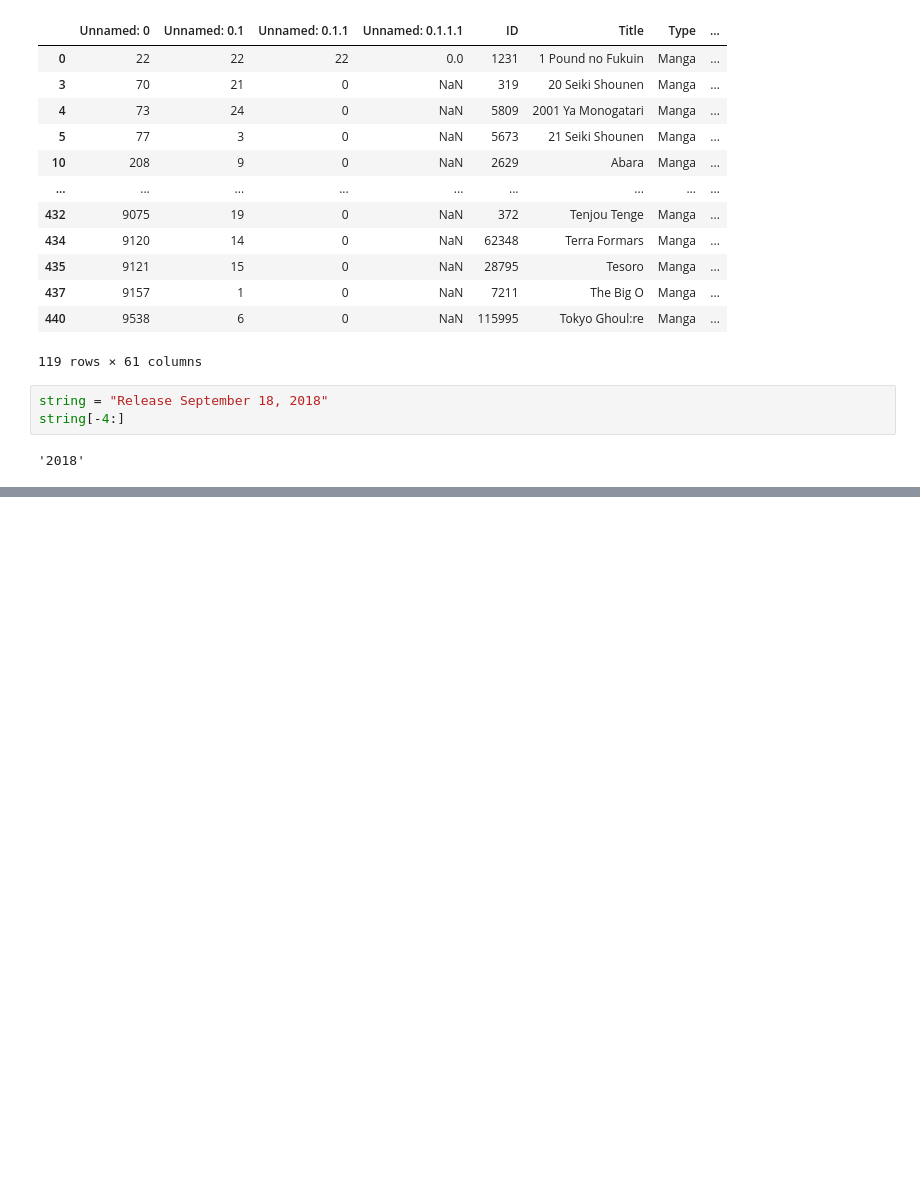
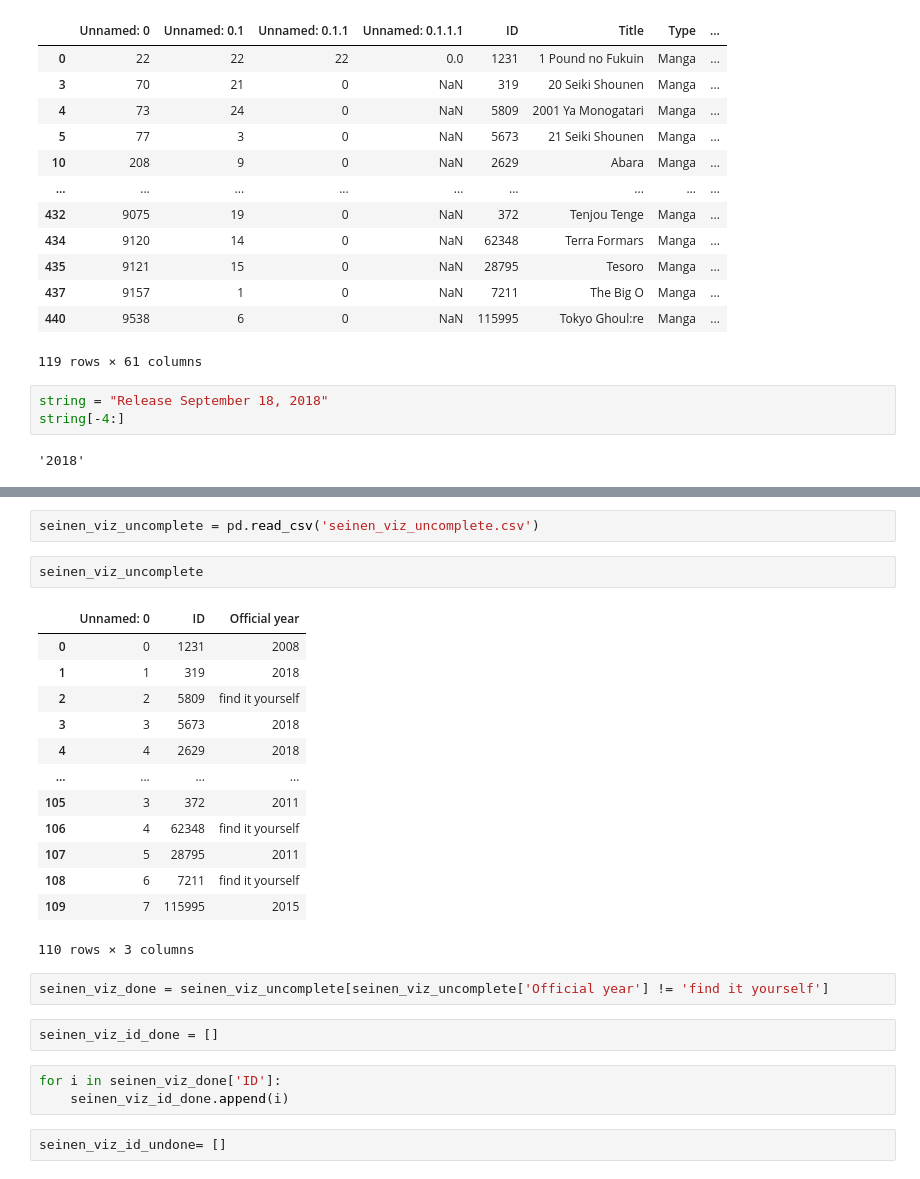
Before and after one commit to haolinh24/MangaUpdates, a Jupyter notebook: seinen_viz.ipynb, the cells around one changed output, grey strips where cells are left out. Cells and saved outputs as stored; diff of their text form; blank space fills up the shorter version.

```diff
--- a/seinen_viz.ipynb
+++ b/seinen_viz.ipynb
@@ -288,0 +716,27 @@ string[-4:]
+# %%
+seinen_viz_uncomplete = pd.read_csv('seinen_viz_uncomplete.csv')
+# %%
+seinen_viz_uncomplete
+# %% [output]
+|  | Unnamed: 0 | ID | Official year |
+| 0 | 0 | 1231 | 2008 |
+| 1 | 1 | 319 | 2018 |
+| 2 | 2 | 5809 | find it yourself |
+| 3 | 3 | 5673 | 2018 |
+| 4 | 4 | 2629 | 2018 |
+| ... | ... | ... | ... |
+| 105 | 3 | 372 | 2011 |
+| 106 | 4 | 62348 | find it yourself |
+| 107 | 5 | 28795 | 2011 |
+| 108 | 6 | 7211 | find it yourself |
+| 109 | 7 | 115995 | 2015 |
+110 rows × 3 columns
+# %%
+seinen_viz_done = seinen_viz_uncomplete[seinen_viz_uncomplete['Official year'] != 'find it yourself']
+# %%
+seinen_viz_id_done = []
+# %%
+for i in seinen_viz_done['ID']:
+    seinen_viz_id_done.append(i)
+# %%
+seinen_viz_id_undone= []
```
Also changed, not shown: parts of 121 cells of this notebook.
